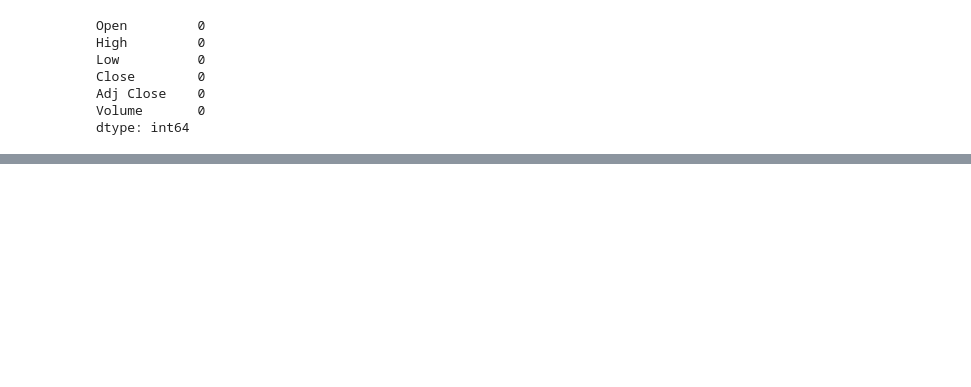
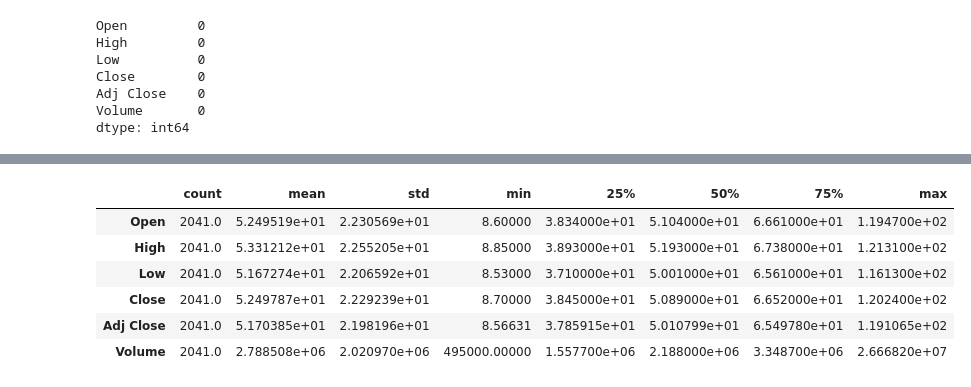
Before and after one commit to KPMallaney/TensorFlow, a Jupyter notebook: Stocks/LNGPrediction.ipynb, the cells around one changed output, grey strips where cells are left out. Drawn from its saved outputs; the diff is of its cells as text; code cells hidden in the pictures; blank space fills up the shorter version.

```diff
--- a/Stocks/LNGPrediction.ipynb
+++ b/Stocks/LNGPrediction.ipynb
@@ -77,0 +94,10 @@ testData = fullData.drop(trainData.index)
+# %%
+trainData.describe().transpose()
+# %% [output]
+|  | count | mean | std | min | 25% | 50% | 75% | max |
+| Open | 2041.0 | 5.249519e+01 | 2.230569e+01 | 8.60000 | 3.834000e+01 | 5.104000e+01 | 6.661000e+01 | 1.194700e+02 |
+| High | 2041.0 | 5.331212e+01 | 2.255205e+01 | 8.85000 | 3.893000e+01 | 5.193000e+01 | 6.738000e+01 | 1.213100e+02 |
+| Low | 2041.0 | 5.167274e+01 | 2.206592e+01 | 8.53000 | 3.710000e+01 | 5.001000e+01 | 6.561000e+01 | 1.161300e+02 |
+| Close | 2041.0 | 5.249787e+01 | 2.229239e+01 | 8.70000 | 3.845000e+01 | 5.089000e+01 | 6.652000e+01 | 1.202400e+02 |
+| Adj Close | 2041.0 | 5.170385e+01 | 2.198196e+01 | 8.56631 | 3.785915e+01 | 5.010799e+01 | 6.549780e+01 | 1.191065e+02 |
+| Volume | 2041.0 | 2.788508e+06 | 2.020970e+06 | 495000.00000 | 1.557700e+06 | 2.188000e+06 | 3.348700e+06 | 2.666820e+07 |
```
Also changed, not shown: parts of 9 cells of this notebook.
